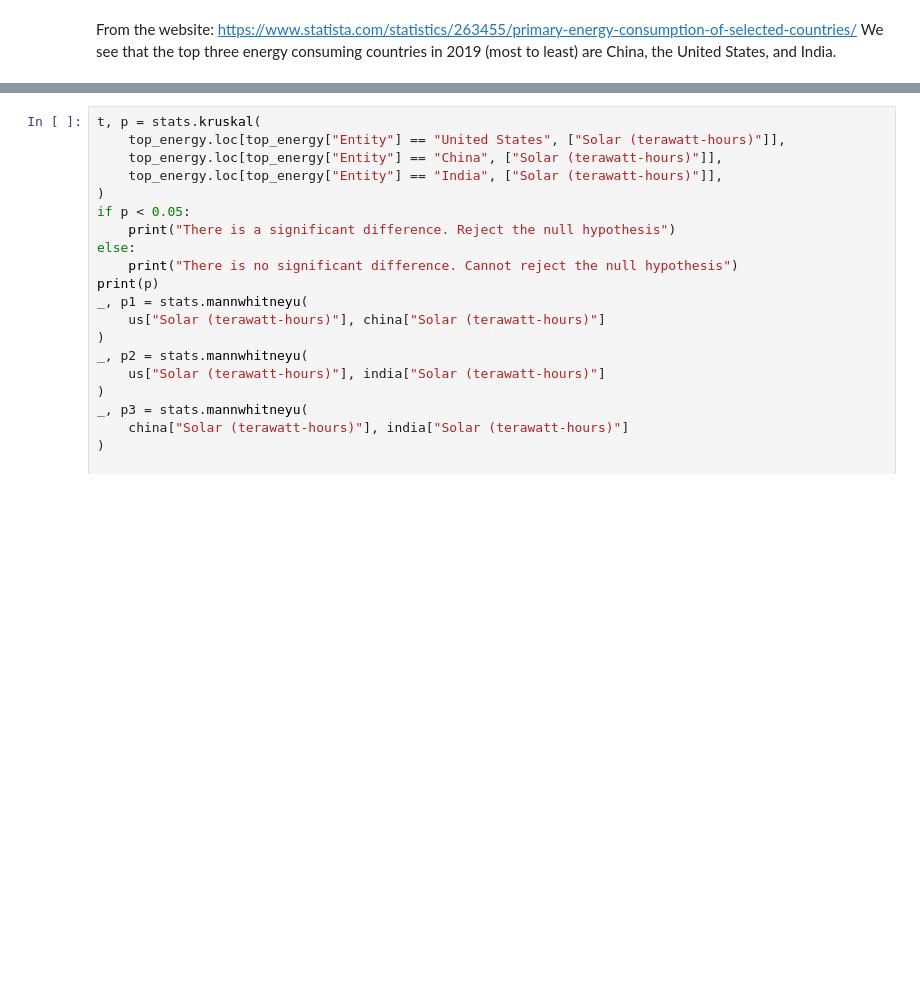
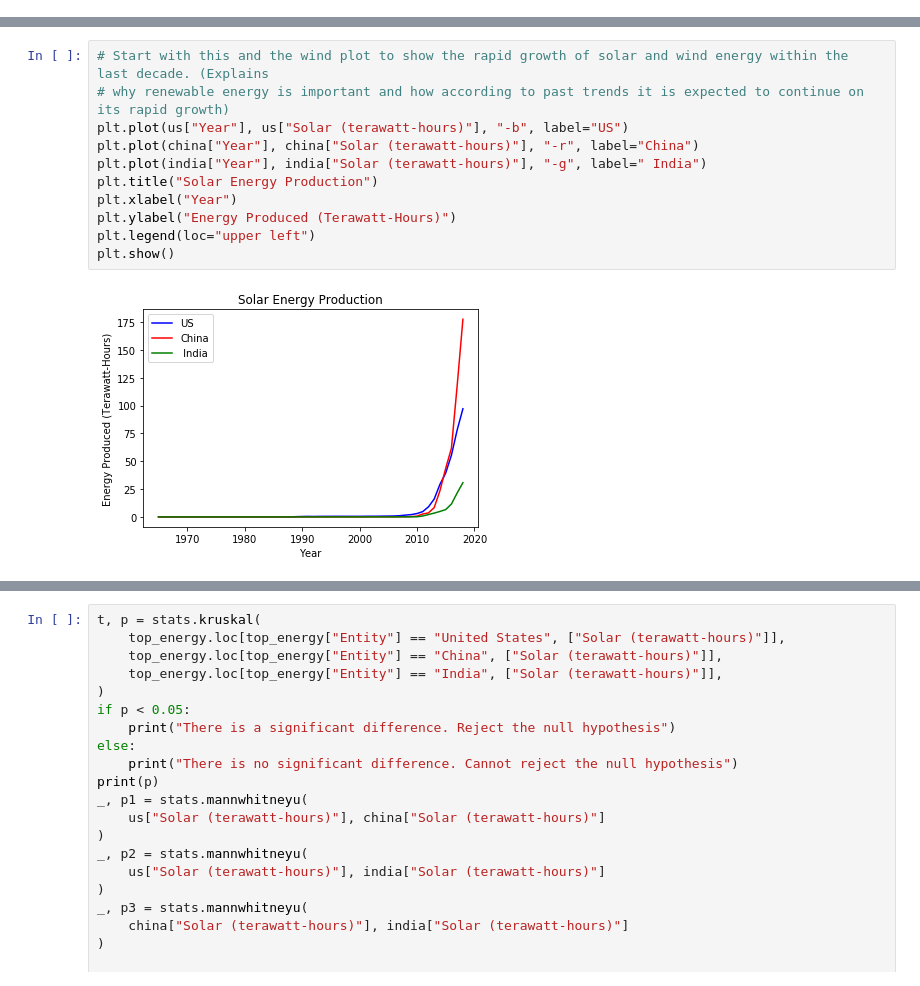
Before and after one commit to jhl126/Capstone1_Rename_later, a Jupyter notebook: Presentation.ipynb, the cells around one changed output, grey strips where cells are left out. Cells and saved outputs as stored; diff of their text form; blank space fills up the shorter version.

```diff
--- a/Presentation.ipynb
+++ b/Presentation.ipynb
@@ -22,9 +22,6 @@ C:\Users\jlim7\OneDrive\Documents\GitHub\Capstone1_Rename_later
 ['.git', '.gitignore', '.ipynb_checkpoints', '769175_1325857_bundle_archive.zip', 'Data Analysis.ipynb', 'Initial EDA.ipynb', 'modern-renewable-energy-consumption.csv', 'Presentation.ipynb', 'README.m ...
 [interactive output not drawn]
 [interactive output not drawn]
-# %% [markdown]
-From the website: https://www.statista.com/statistics/263455/primary-energy-consumption-of-selected-countries/
-We see that the top three energy consuming countries in 2019 (most to least) are China, the United States, and India.
 # %%
 top = ["United States", "China", "India"]
 top_energy = energy[energy["Entity"].isin(top)]
@@ -34,3 +31,16 @@ india = energy[energy["Entity"] == "India"]
 # %% [output]
 [interactive output not drawn]
 [interactive output not drawn]
+# %%
+# Start with this and the wind plot to show the rapid growth of solar and wind energy within the last decade. (Explains
+# why renewable energy is important and how according to past trends it is expected to continue on its rapid growth)
+plt.plot(us["Year"], us["Solar (terawatt-hours)"], "-b", label="US")
+plt.plot(china["Year"], china["Solar (terawatt-hours)"], "-r", label="China")
+plt.plot(india["Year"], india["Solar (terawatt-hours)"], "-g", label=" India")
+plt.title("Solar Energy Production")
+plt.xlabel("Year")
+plt.ylabel("Energy Produced (Terawatt-Hours)")
+plt.legend(loc="upper left")
+plt.show()
+# %% [output]
+[figure, added]
```
Also changed, not shown: parts of 9 cells of this notebook.
